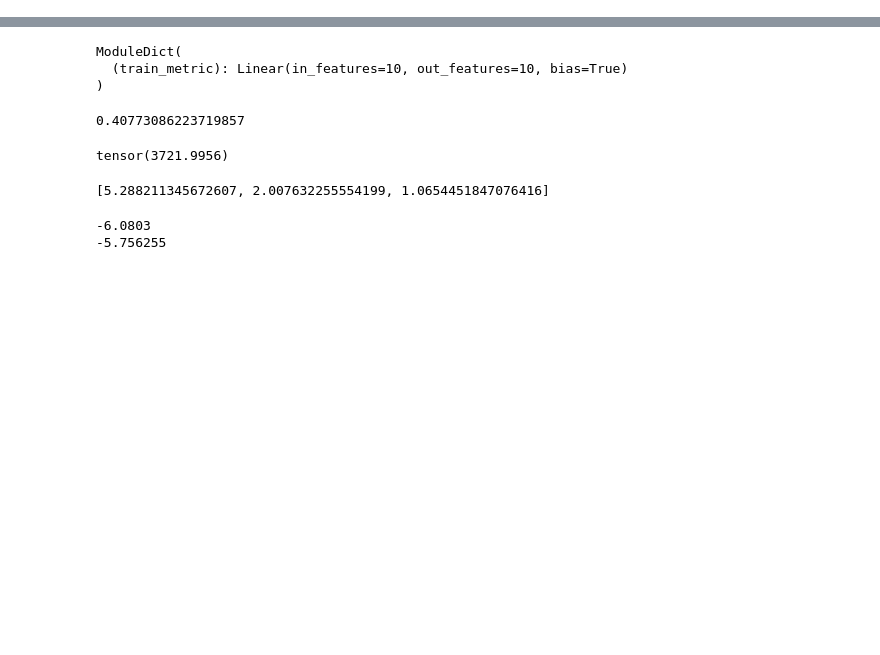
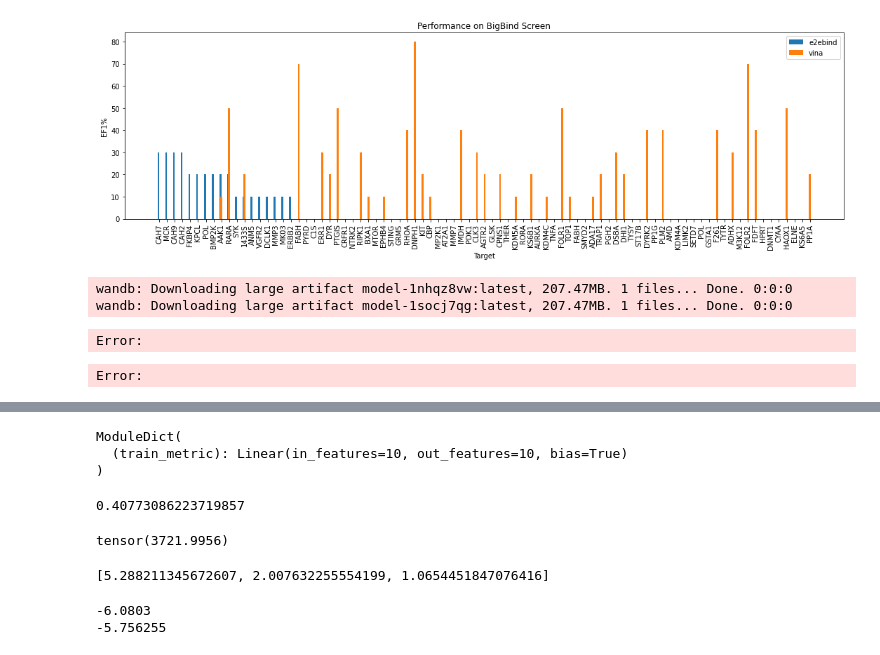
Before and after one commit to molecularmodelinglab/plantain, a Jupyter notebook: notebooks/playground.ipynb, the cells around one changed output, grey strips where cells are left out. Cells and saved outputs as stored; diff of their text form; code cells hidden in the pictures; blank space fills up the shorter version.

Commit message:
haven't updated in a while lol... lots of figures and tables were added

```diff
--- a/notebooks/playground.ipynb
+++ b/notebooks/playground.ipynb
@@ -30,0 +77,7 @@ in_node = Input(loader.get_type_data())
+# %%
+artifact = get_weight_artifact(run)
+out_filename = f"../outputs/lit_pca_results_{run_id}_{artifact.version}.csv"
+# %%
+df = pd.read_csv(out_filename)
+# %%
+df = df.sort_values(by="EF1%", ascending=False)
@@ -30,0 +89,5 @@ in_node = Input(loader.get_type_data())
+# %%
+name2csv = {
+    "e2ebind": "../outputs/val_screen_1nhqz8vw_v0.csv",
+    "vina": "../outputs/val_screen_vina.csv",
+}
@@ -30,0 +111,56 @@ in_node = Input(loader.get_type_data())
+# %%
+import matplotlib.pyplot as plt
+import numpy as np
+
+def make_screen_fig(cfg, name2csv, sort_key="e2ebind", min_actives=10):
+
+    name2df = {}
+    for name, csv in name2csv.items():
+        df = pd.read_csv(csv).set_index("target")
+        df = df.query("`total actives in set` >= @min_actives")
+        name2df[name] = df
+    sorted_df = name2df[sort_key]
+    sorted_df = sorted_df.sort_values(by="EF1%", ascending=False)
+
+    fig, ax = plt.subplots()
+    x = np.arange(len(sorted_df))
+    width = 0.25
+
+    name2ef1 = {}
+    for i, (name, df) in enumerate(name2df.items()):
+        ef1_scores = df["EF1%"][sorted_df.index]
+        name2ef1[name] = ef1_scores
+        rects = ax.bar(x + width*(i-1)/2, ef1_scores, width, label=name)
+
+    # Add some text for labels, title and custom x-axis tick labels, etc.
+    ax.set_ylabel('EF1%')
+    ax.set_title("Performance on BigBind Screen")
+    ax.set_xticks(x)
+    targets = [ t.split("_")[0] for t in sorted_df.index ]
+    ax.set_xticklabels(targets, rotation='vertical')
+    ax.set_xlabel("Target")
+    ax.legend()
+
+    fig.set_size_inches(15, 5)
+    fig.tight_layout()
+    out_filename = "../outputs/val_screen_results.png"
+    fig.savefig(out_filename, transparent=False)
+
+make_screen_fig(cfg, name2csv)
+# %% [output]
+[figure, added]
+# %%
+run_ids = ["1nhqz8vw", "1socj7qg" ]
+name2model = {}
+api = wandb.Api()
+for run_id in run_ids:
+    run = api.run(f"{cfg.project}/{run_id}") # wandb.init(project=cfg.project, id=run_id, resume=True)
+    cfg = get_run_config(run, cfg)
+    artifact = api.artifact(f"{cfg.project}/model-{run.id}:latest", type='model')
+    artifact_dir = artifact.download()
+    checkpoint_file = artifact_dir + "/model.ckpt"
+    routine = AIRoutine.from_checkpoint(cfg, checkpoint_file)
+    name2model[run.name] = routine.model
+# %% [output]
+wandb: Downloading large artifact model-1nhqz8vw:latest, 207.47MB. 1 files... Done. 0:0:0
+wandb: Downloading large artifact model-1socj7qg:latest, 207.47MB. 1 files... Done. 0:0:0
@@ -30,0 +193,6 @@ in_node = Input(loader.get_type_data())
+# %%
+for name, model in name2model.items():
+    print(name, model(batch))
+# %% [output]
+Error:
+Error:
```
Also changed, not shown: parts of 31 cells of this notebook, 26 other files.
